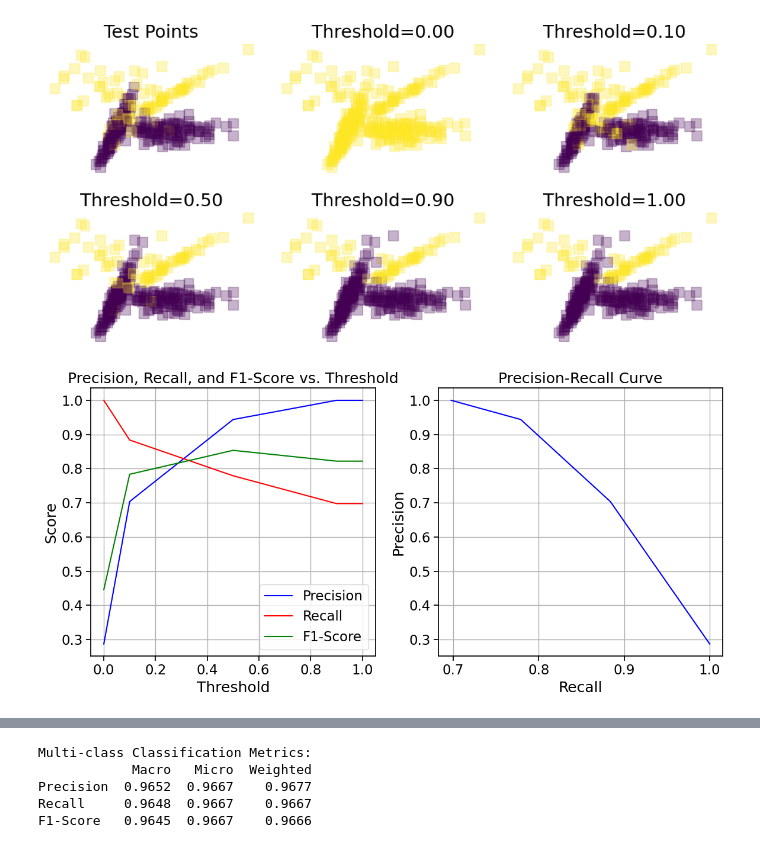
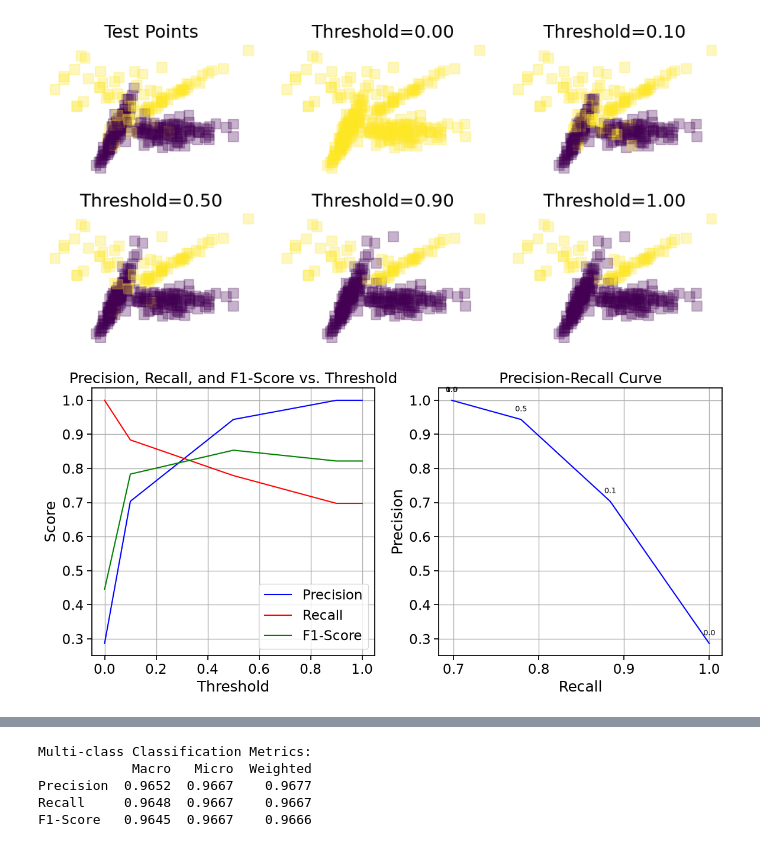
Before and after one commit to fum-cs/machine-learning, a Jupyter notebook: notebooks/Local-Models-and-kNN.ipynb, the cells around one changed output, grey strips where cells are left out. Drawn from its saved outputs; the diff is of its cells as text; code cells hidden in the pictures.

```diff
--- a/notebooks/Local-Models-and-kNN.ipynb
+++ b/notebooks/Local-Models-and-kNN.ipynb
@@ -315,7 +315,7 @@ There is often a trade-off between precision and recall. Increasing one typicall
 Let's visualize this trade-off by adjusting the decision threshold for a probabilistic classifier:
 # %%
 # Generate a new dataset
-X_new, y_new = make_classification(n_samples=1000, n_features=2, n_informative=2,
+X_new, y_new = make_classification(n_samples=1000, n_features=2, n_informative=2, n_clusters_per_class=2,
                                    n_redundant=0, random_state=42, weights=[0.7, 0.3])
 # %%
 # Split the data
@@ -379,29 +379,38 @@ plt.show()
 # %%
 
 # Plot precision-recall trade-off
 plt.figure(figsize=(12, 6))
 
 plt.subplot(1, 2, 1)
 plt.plot(thresholds, precisions, 'b-', label='Precision')
 plt.plot(thresholds, recalls, 'r-', label='Recall')
 plt.plot(thresholds, f1_scores, 'g-', label='F1-Score')
 plt.xlabel('Threshold')
 plt.ylabel('Score')
 plt.title('Precision, Recall, and F1-Score vs. Threshold')
 plt.legend()
 plt.grid(True)
 
 plt.subplot(1, 2, 2)
 plt.plot(recalls, precisions, 'b-')
 plt.xlabel('Recall')
 plt.ylabel('Precision')
 plt.title('Precision-Recall Curve')
 plt.grid(True)
 
+for i, threshold in enumerate(thresholds):
+    plt.annotate(f'{threshold:.1f}',
+                 (recalls[i], precisions[i]),
+                 textcoords="offset points",
+                 xytext=(0, 10),
+                 ha='center',
+                 fontsize=9)
+plt.grid(True)
+
 plt.tight_layout()
 plt.show()
 # %% [output]
-[figure, old version]
+[figure, new version]
 # %% [markdown]
 ### Choosing the Right Metric
 
```
Also changed, not shown: parts of 14 cells of this notebook.
